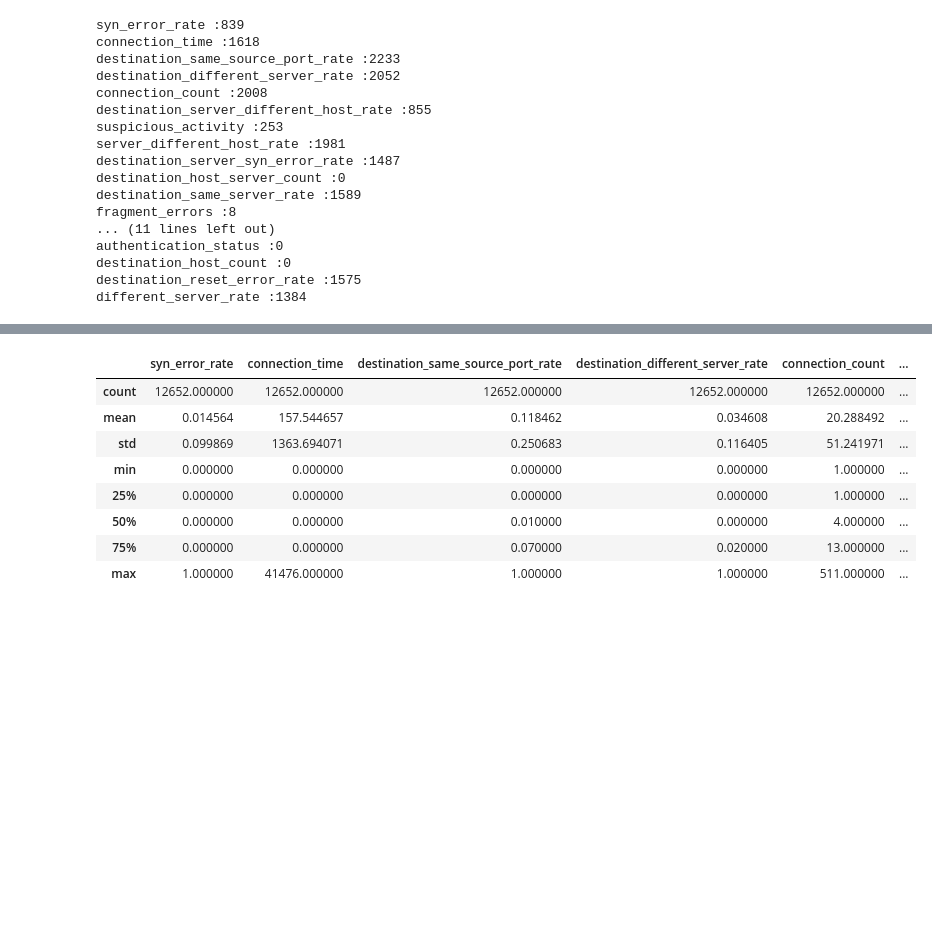
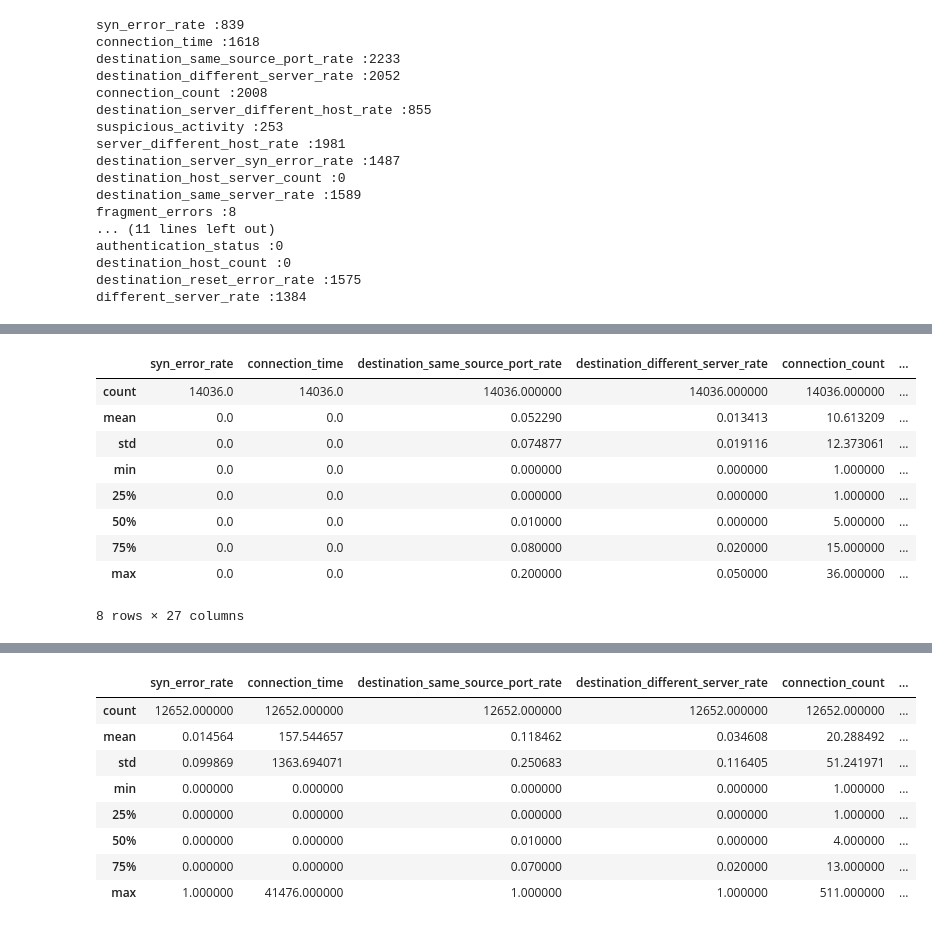
Before and after one commit to OxHazem/Auto_learn-, a Jupyter notebook: src/data_cleaning.ipynb, the cells around one changed output, grey strips where cells are left out. Drawn from its saved outputs; the diff is of its cells as text; code cells hidden in the pictures; blank space fills up the shorter version.

Commit message:
adding removing outliers technique and thier Visualization

```diff
--- a/src/data_cleaning.ipynb
+++ b/src/data_cleaning.ipynb
@@ -137,3 +135,13 @@ def removing_outliers(df):
         upperbound=Q3+1.5*IQR
         cleaned_outleirs_df=df[(df[col]>=lowerbound)&(df[col]<=upperbound)]
     return cleaned_outleirs_df
+# %%
+for col in df.select_dtypes(include=["float64", "int64"]).columns:
+    Q1 = df[col].quantile(0.25)
+    Q3 = df[col].quantile(0.75)
+    IQR = Q3 - Q1
+    lower_bound = Q1 - 1.5 * IQR
+    upper_bound = Q3 + 1.5 * IQR
+    df[col] = np.where(df[col] < lower_bound, lower_bound, df[col])
+    df[col] = np.where(df[col] > upper_bound, upper_bound, df[col])
+    detecting_outliers(col)
@@ -139,0 +166,13 @@ def removing_outliers(df):
+# %%
+df.describe()
+# %% [output]
+|  | syn_error_rate | connection_time | destination_same_source_port_rate | destination_different_server_rate | connection_count | ... |
+| count | 14036.0 | 14036.0 | 14036.000000 | 14036.000000 | 14036.000000 | ... |
+| mean | 0.0 | 0.0 | 0.052290 | 0.013413 | 10.613209 | ... |
+| std | 0.0 | 0.0 | 0.074877 | 0.019116 | 12.373061 | ... |
+| min | 0.0 | 0.0 | 0.000000 | 0.000000 | 1.000000 | ... |
+| 25% | 0.0 | 0.0 | 0.000000 | 0.000000 | 1.000000 | ... |
+| 50% | 0.0 | 0.0 | 0.010000 | 0.000000 | 5.000000 | ... |
+| 75% | 0.0 | 0.0 | 0.080000 | 0.020000 | 15.000000 | ... |
+| max | 0.0 | 0.0 | 0.200000 | 0.050000 | 36.000000 | ... |
+8 rows × 27 columns
```
Also changed, not shown: parts of 10 cells of this notebook, 4 other files.
